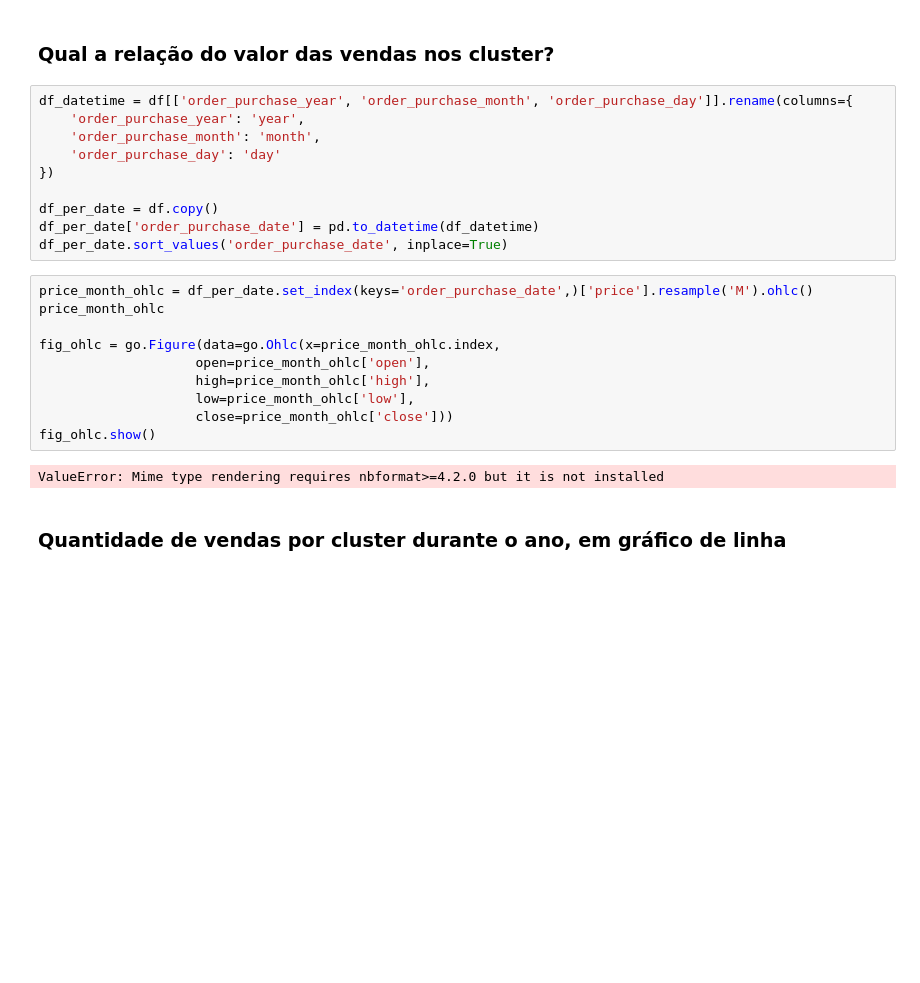
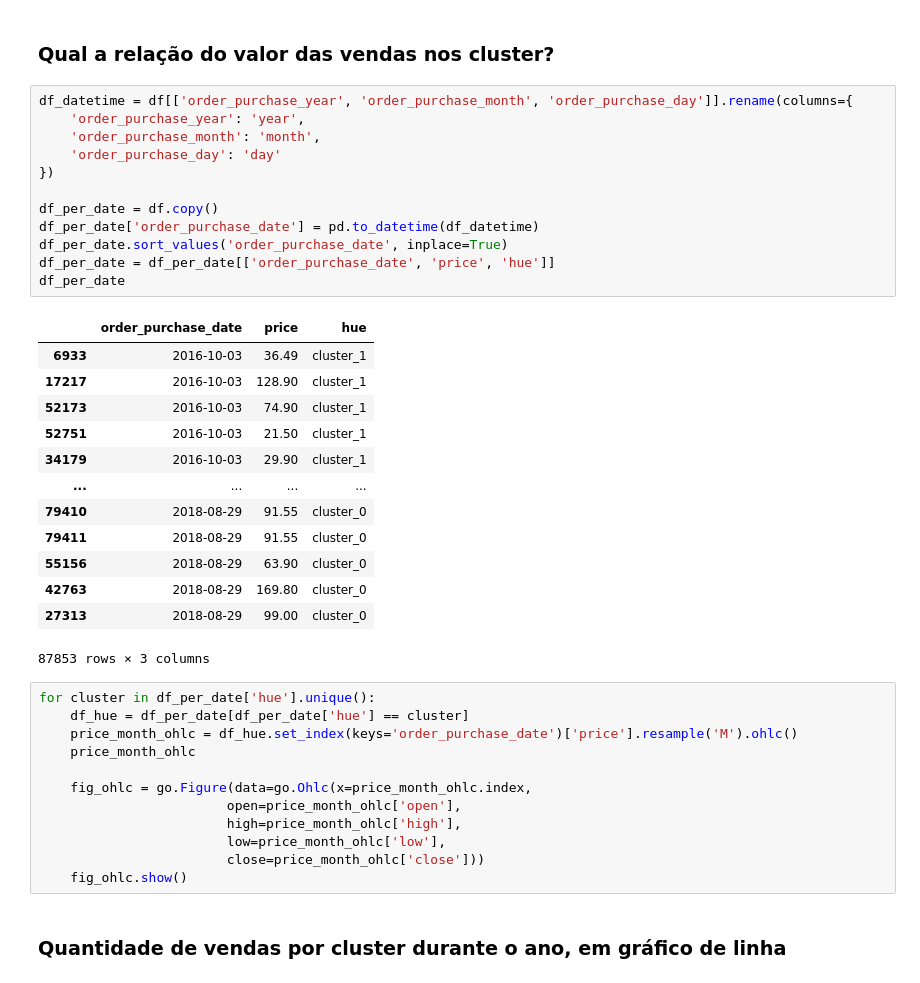
Before and after one commit to wnetohr/Olist-Brazilian-E-Commerce, a Jupyter notebook: notebooks/cluster/eda_cluster_dataframe.ipynb, the cells around one changed output. Saved outputs shown, nothing was run; the diff lists cells and outputs as text; blank space fills up the shorter version.

```diff
--- a/notebooks/cluster/eda_cluster_dataframe.ipynb
+++ b/notebooks/cluster/eda_cluster_dataframe.ipynb
@@ -317,24 +317,40 @@ for cluster, df_cluster in dfs_por_cluster_mes.items():
 # %%
 df_datetime = df[['order_purchase_year', 'order_purchase_month', 'order_purchase_day']].rename(columns={
     'order_purchase_year': 'year',
     'order_purchase_month': 'month',
     'order_purchase_day': 'day'
 })
 
 df_per_date = df.copy()
 df_per_date['order_purchase_date'] = pd.to_datetime(df_datetime)
 df_per_date.sort_values('order_purchase_date', inplace=True)
+df_per_date = df_per_date[['order_purchase_date', 'price', 'hue']]
+df_per_date
+# %% [output]
+|  | order_purchase_date | price | hue |
+| 6933 | 2016-10-03 | 36.49 | cluster_1 |
+| 17217 | 2016-10-03 | 128.90 | cluster_1 |
+| 52173 | 2016-10-03 | 74.90 | cluster_1 |
+| 52751 | 2016-10-03 | 21.50 | cluster_1 |
+| 34179 | 2016-10-03 | 29.90 | cluster_1 |
+| ... | ... | ... | ... |
+| 79410 | 2018-08-29 | 91.55 | cluster_0 |
+| 79411 | 2018-08-29 | 91.55 | cluster_0 |
+| 55156 | 2018-08-29 | 63.90 | cluster_0 |
+| 42763 | 2018-08-29 | 169.80 | cluster_0 |
+| 27313 | 2018-08-29 | 99.00 | cluster_0 |
+87853 rows × 3 columns
 # %%
-price_month_ohlc = df_per_date.set_index(keys='order_purchase_date',)['price'].resample('M').ohlc()
-price_month_ohlc
+for cluster in df_per_date['hue'].unique():
+    df_hue = df_per_date[df_per_date['hue'] == cluster]
+    price_month_ohlc = df_hue.set_index(keys='order_purchase_date')['price'].resample('M').ohlc()
+    price_month_ohlc
 
-fig_ohlc = go.Figure(data=go.Ohlc(x=price_month_ohlc.index,
-                    open=price_month_ohlc['open'],
-                    high=price_month_ohlc['high'],
-                    low=price_month_ohlc['low'],
-                    close=price_month_ohlc['close']))
-fig_ohlc.show()
+    fig_ohlc = go.Figure(data=go.Ohlc(x=price_month_ohlc.index,
+                        open=price_month_ohlc['open'],
+                        high=price_month_ohlc['high'],
+                        low=price_month_ohlc['low'],
+                        close=price_month_ohlc['close']))
+    fig_ohlc.show()
-# %% [output]
-ValueError: Mime type rendering requires nbformat>=4.2.0 but it is not installed
 # %% [markdown]
 ### Quantidade de vendas por cluster durante o ano, em gráfico de linha
```
Also changed, not shown: parts of 4 cells of this notebook, 4 other files.
